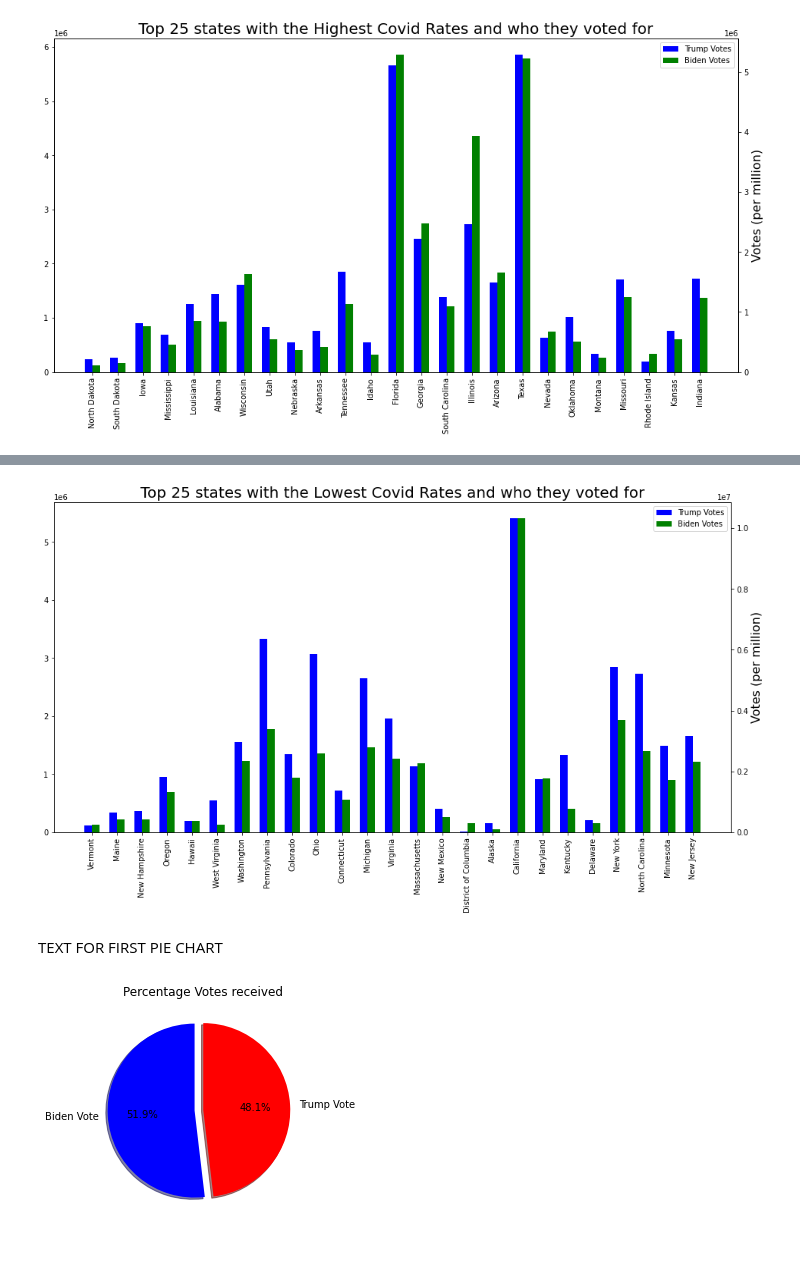
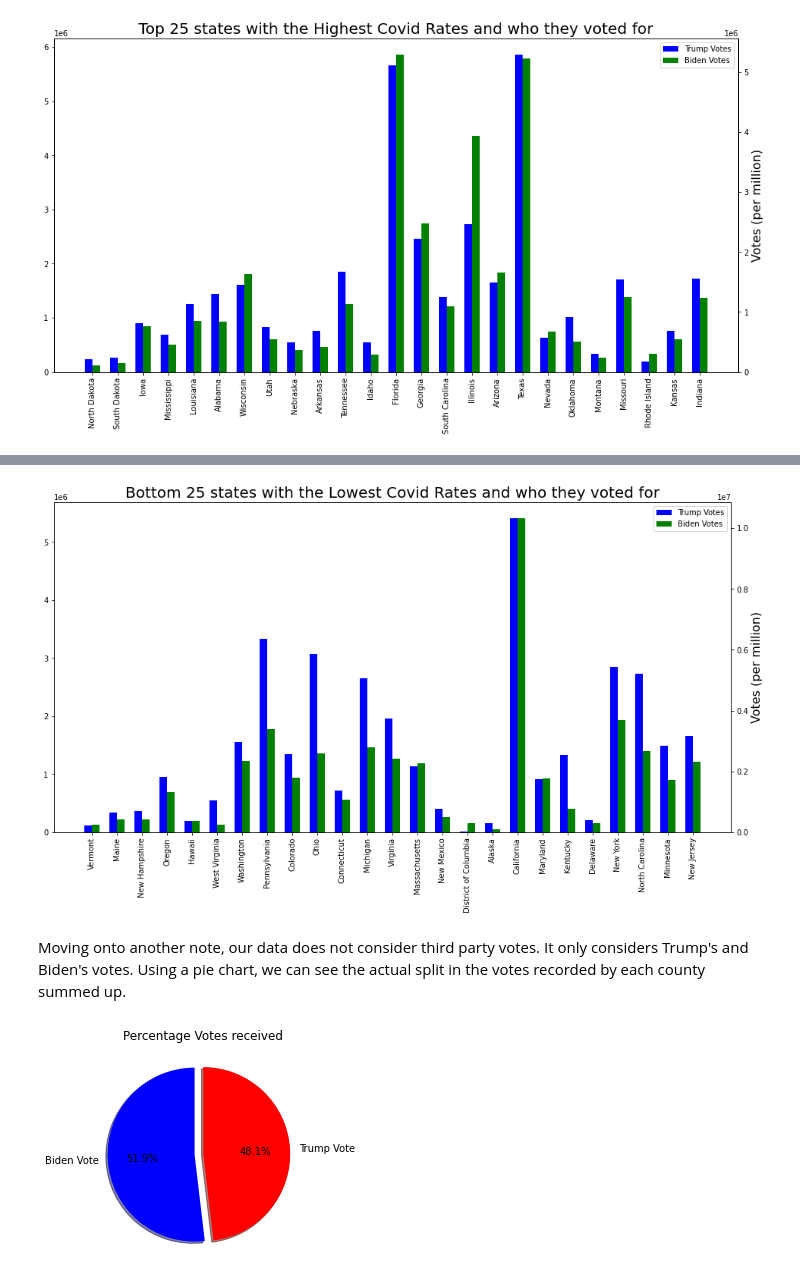
Before and after one commit to Nnaga1/COVID19-and-the-2020-election, a Jupyter notebook: naga's.ipynb, the cells around one changed output, grey strips where cells are left out. Drawn from its saved outputs; the diff is of its cells as text; code cells hidden in the pictures; blank space fills up the shorter version.

```diff
--- a/naga's.ipynb
+++ b/naga's.ipynb
@@ -248,25 +249,25 @@ TEXT FOR BOTTOM 25 COVID AND WHO THEY VOTED FOR
 # %%
 bottom25 = final_data.nsmallest(25, 'Covid Cases to Population Ratio')
 plt.figure(figsize=(16,8))
 x = np.arange(25)
 ax1 = plt.subplot(1,1,1)
 w = 0.3
 
 plt.xticks(x + w/2, bottom25['State'], rotation = 'vertical')
 popper = ax1.bar(x, bottom25['Trump Votes'], width = w, color ='b',align = 'center', log = False )
 
 ax2 = ax1.twinx()
 popper2 = ax2.bar(x +w,bottom25['Biden Votes'],width = w,color='g',align = 'center', log = False)
 
 plt.ylabel('Votes (per million)', fontsize = 16)
 plt.xlabel('States', fontsize = 16)
 plt.legend([popper,popper2],['Trump Votes','Biden Votes'])
-plt.title('Top 25 states with the Lowest Covid Rates and who they voted for', fontsize=20)
+plt.title('Bottom 25 states with the Lowest Covid Rates and who they voted for', fontsize=20)
 plt.show()
 # %% [output]
-[figure, old version]
+[figure, new version]
-# %% [markdown]
-TEXT FOR FIRST PIE CHART
+# %% [markdown]
+Moving onto another note, our data does not consider third party votes. It only considers Trump's and Biden's votes. Using a pie chart, we can see the actual split in the votes recorded by each county summed up.
 # %%
 #result
 biden_total = final_data['Biden Votes'].sum()
```
Also changed, not shown: parts of 41 cells of this notebook, 1 other file.
